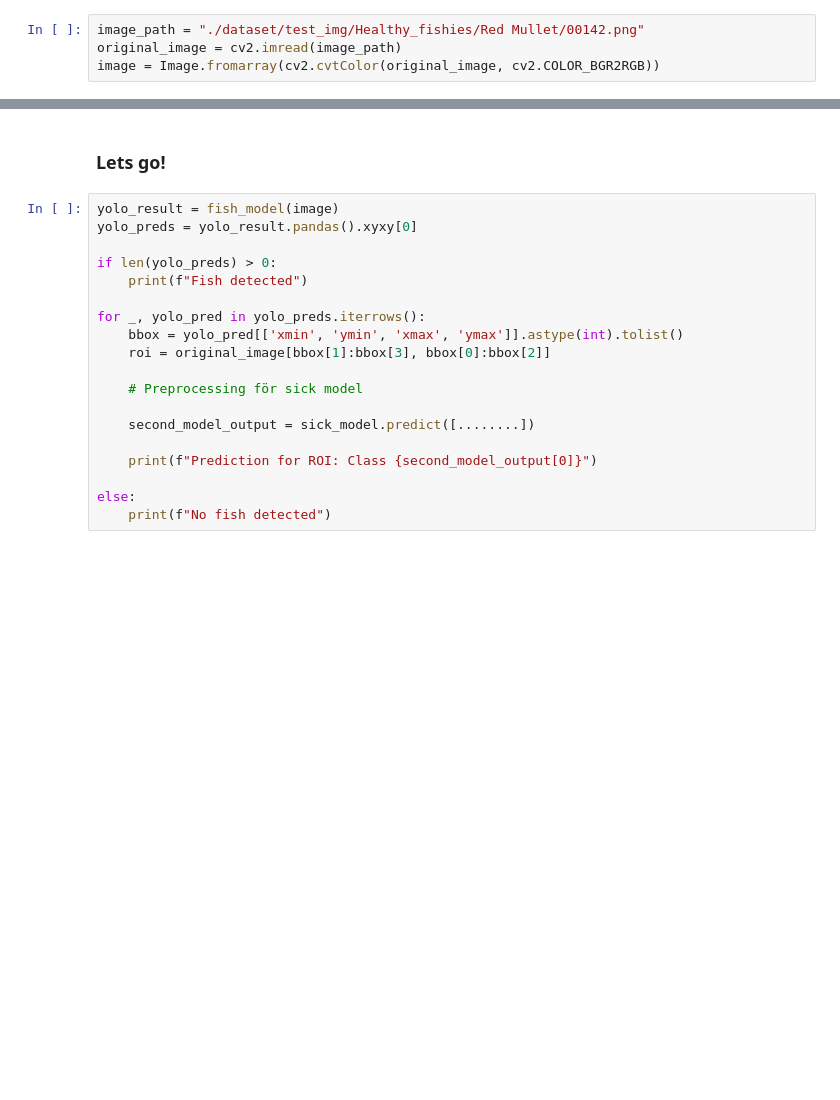
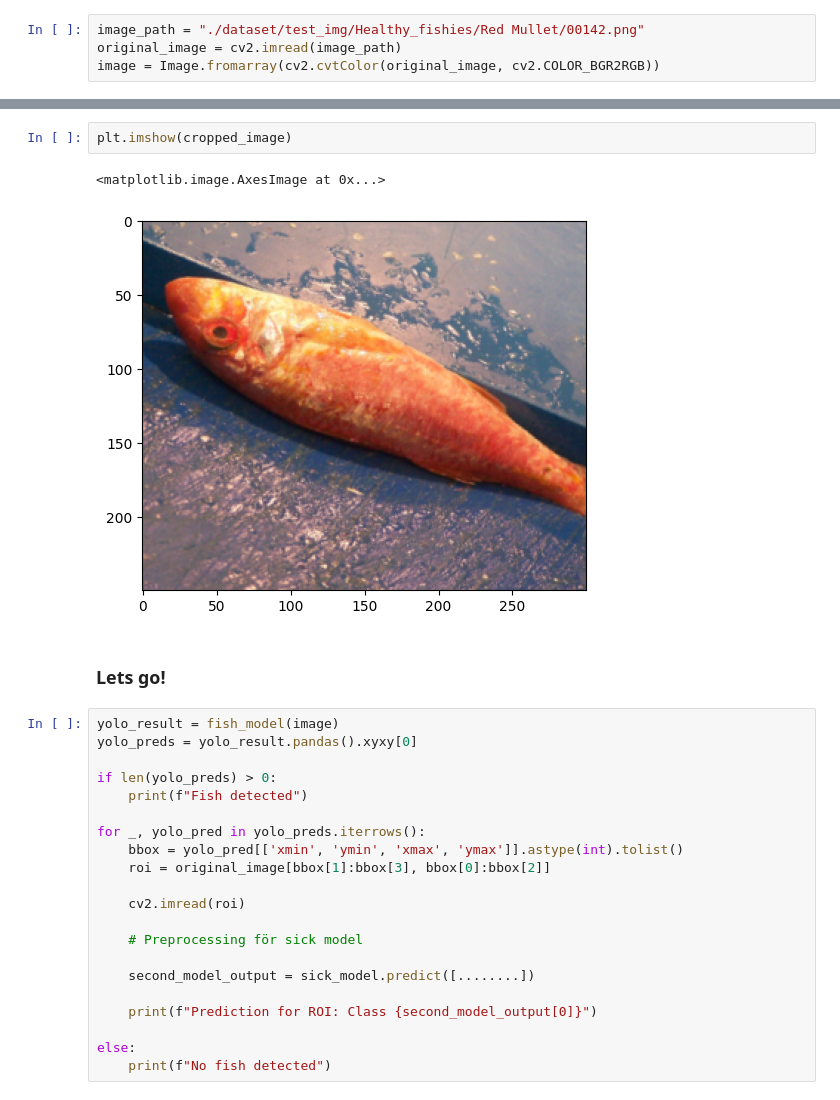
Before and after one commit to EmmelieGren/sick_fishes, a Jupyter notebook: main_models.ipynb, the cells around one changed output, grey strips where cells are left out. Cells and saved outputs as stored; diff of their text form; blank space fills up the shorter version.

```diff
--- a/main_models.ipynb
+++ b/main_models.ipynb
@@ -33,3 +44,8 @@ image = Image.fromarray(cv2.cvtColor(original_image, cv2.COLOR_BGR2RGB))
+# %%
+plt.imshow(cropped_image)
+# %% [output]
+<matplotlib.image.AxesImage at 0x...>
+[figure, added]
 # %% [markdown]
 ### Lets go!
 # %%
@@ -43,6 +59,8 @@ for _, yolo_pred in yolo_preds.iterrows():
     bbox = yolo_pred[['xmin', 'ymin', 'xmax', 'ymax']].astype(int).tolist()
     roi = original_image[bbox[1]:bbox[3], bbox[0]:bbox[2]]
 
+    cv2.imread(roi)
+
     # Preprocessing för sick model
 
     second_model_output = sick_model.predict([........])
```
Also changed, not shown: parts of 2 cells of this notebook.
